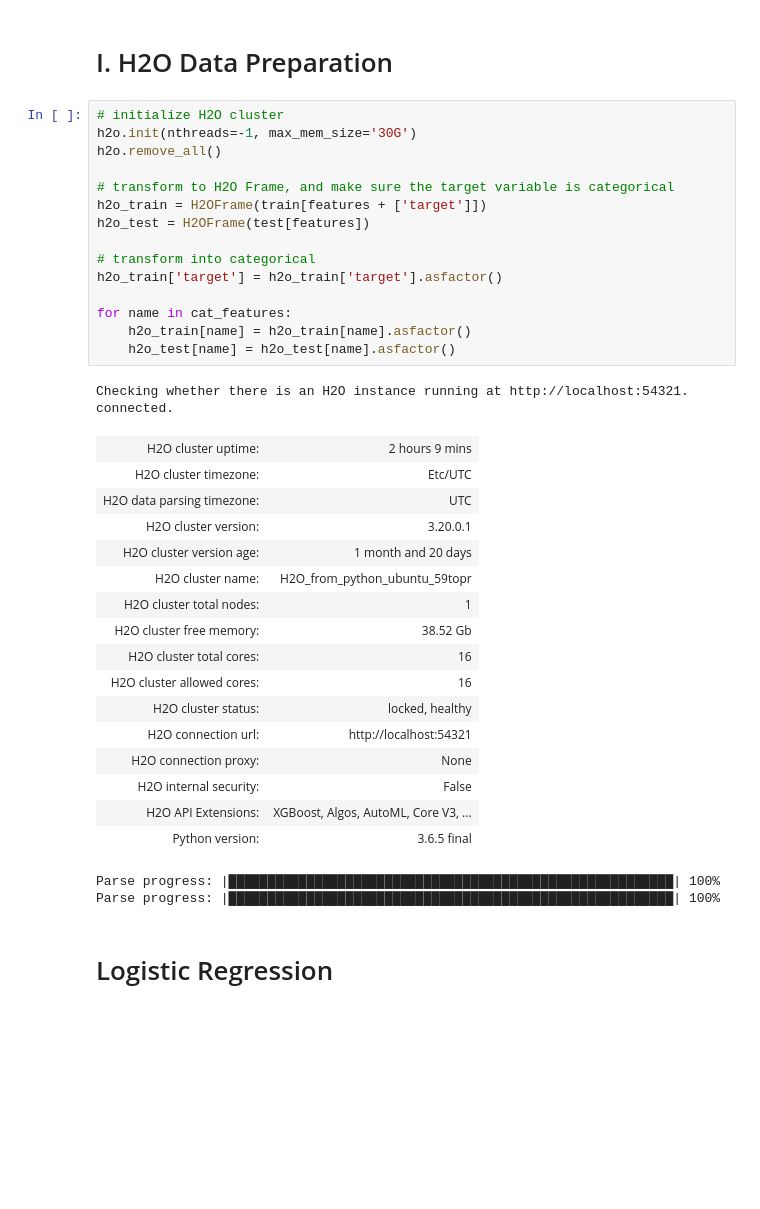
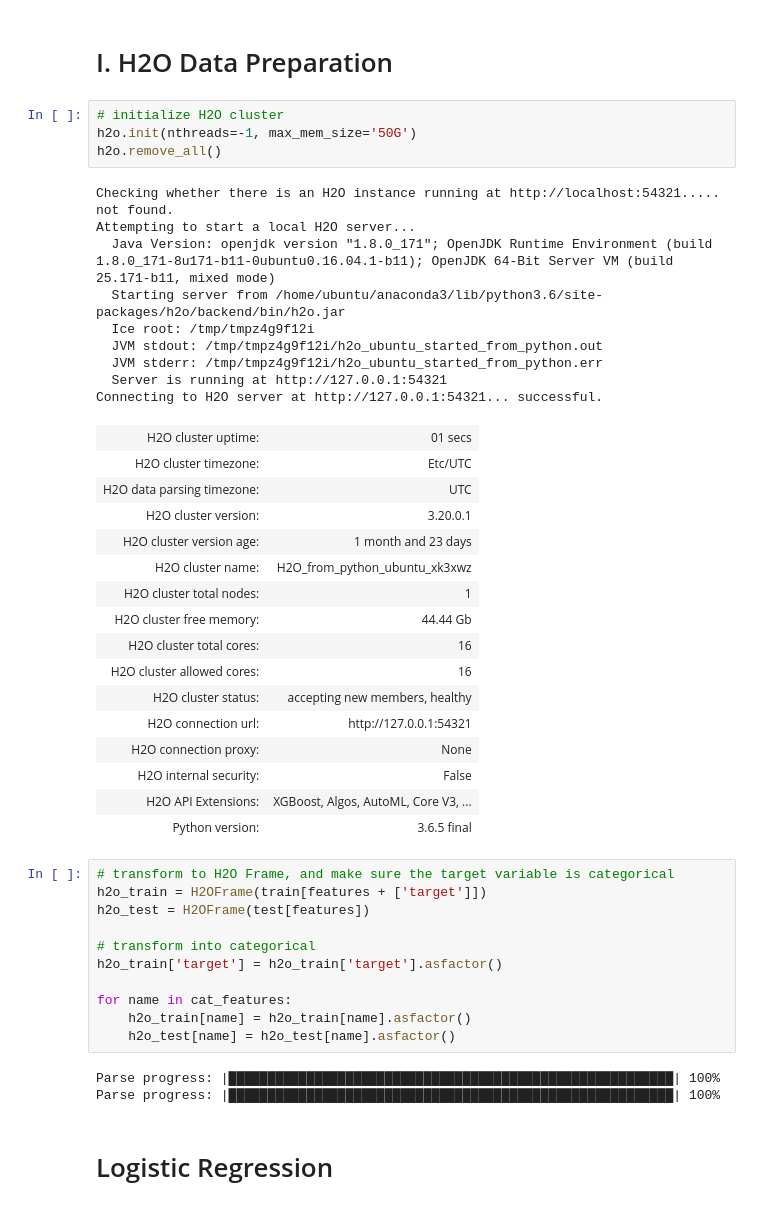
Before and after one commit to JifuZhao/Lending-Club-Loan-Analysis, a Jupyter notebook: 5. Machine Learning with Over-sampling.ipynb, the cells around one changed output. Cells and saved outputs as stored; diff of their text form; blank space fills up the shorter version.

```diff
--- a/5. Machine Learning with Over-sampling.ipynb
+++ b/5. Machine Learning with Over-sampling.ipynb
@@ -80,10 +80,36 @@ Total feature:           65
 # %% [markdown]
 # I. H2O Data Preparation
+# %%
+# initialize H2O cluster
+h2o.init(nthreads=-1, max_mem_size='50G')
+h2o.remove_all()
+# %% [output]
+Checking whether there is an H2O instance running at http://localhost:54321..... not found.
+Attempting to start a local H2O server...
+  Java Version: openjdk version "1.8.0_171"; OpenJDK Runtime Environment (build 1.8.0_171-8u171-b11-0ubuntu0.16.04.1-b11); OpenJDK 64-Bit Server VM (build 25.171-b11, mixed mode)
+  Starting server from /home/ubuntu/anaconda3/lib/python3.6/site-packages/h2o/backend/bin/h2o.jar
+  Ice root: /tmp/tmpz4g9f12i
+  JVM stdout: /tmp/tmpz4g9f12i/h2o_ubuntu_started_from_python.out
+  JVM stderr: /tmp/tmpz4g9f12i/h2o_ubuntu_started_from_python.err
+  Server is running at http://127.0.0.1:54321
+Connecting to H2O server at http://127.0.0.1:54321... successful.
+| H2O cluster uptime: | 01 secs |
+| H2O cluster timezone: | Etc/UTC |
+| H2O data parsing timezone: | UTC |
+| H2O cluster version: | 3.20.0.1 |
+| H2O cluster version age: | 1 month and 23 days |
+| H2O cluster name: | H2O_from_python_ubuntu_xk3xwz |
+| H2O cluster total nodes: | 1 |
+| H2O cluster free memory: | 44.44 Gb |
+| H2O cluster total cores: | 16 |
+| H2O cluster allowed cores: | 16 |
+| H2O cluster status: | accepting new members, healthy |
+| H2O connection url: | http://127.0.0.1:54321 |
+| H2O connection proxy: | None |
+| H2O internal security: | False |
+| H2O API Extensions: | XGBoost, Algos, AutoML, Core V3, ... |
+| Python version: | 3.6.5 final |
 # %%
-# initialize H2O cluster
-h2o.init(nthreads=-1, max_mem_size='30G')
-h2o.remove_all()
-
 # transform to H2O Frame, and make sure the target variable is categorical
 h2o_train = H2OFrame(train[features + ['target']])
 h2o_test = H2OFrame(test[features])
@@ -95,25 +121,8 @@ for name in cat_features:
     h2o_train[name] = h2o_train[name].asfactor()
     h2o_test[name] = h2o_test[name].asfactor()
 # %% [output]
-Checking whether there is an H2O instance running at http://localhost:54321. connected.
+Parse progress: |█████████████████████████████████████████████████████████| 100%
+Parse progress: |█████████████████████████████████████████████████████████| 100%
-| H2O cluster uptime: | 2 hours 9 mins |
-| H2O cluster timezone: | Etc/UTC |
-| H2O data parsing timezone: | UTC |
-| H2O cluster version: | 3.20.0.1 |
-| H2O cluster version age: | 1 month and 20 days |
-| H2O cluster name: | H2O_from_python_ubuntu_59topr |
-| H2O cluster total nodes: | 1 |
-| H2O cluster free memory: | 38.52 Gb |
-| H2O cluster total cores: | 16 |
-| H2O cluster allowed cores: | 16 |
-| H2O cluster status: | locked, healthy |
-| H2O connection url: | http://localhost:54321 |
-| H2O connection proxy: | None |
-| H2O internal security: | False |
-| H2O API Extensions: | XGBoost, Algos, AutoML, Core V3, ... |
-| Python version: | 3.6.5 final |
-Parse progress: |█████████████████████████████████████████████████████████| 100%
-Parse progress: |█████████████████████████████████████████████████████████| 100%
 # %% [markdown]
 # Logistic Regression
 # %%
```
Also changed, not shown: parts of 20 cells of this notebook, 37 other files.
